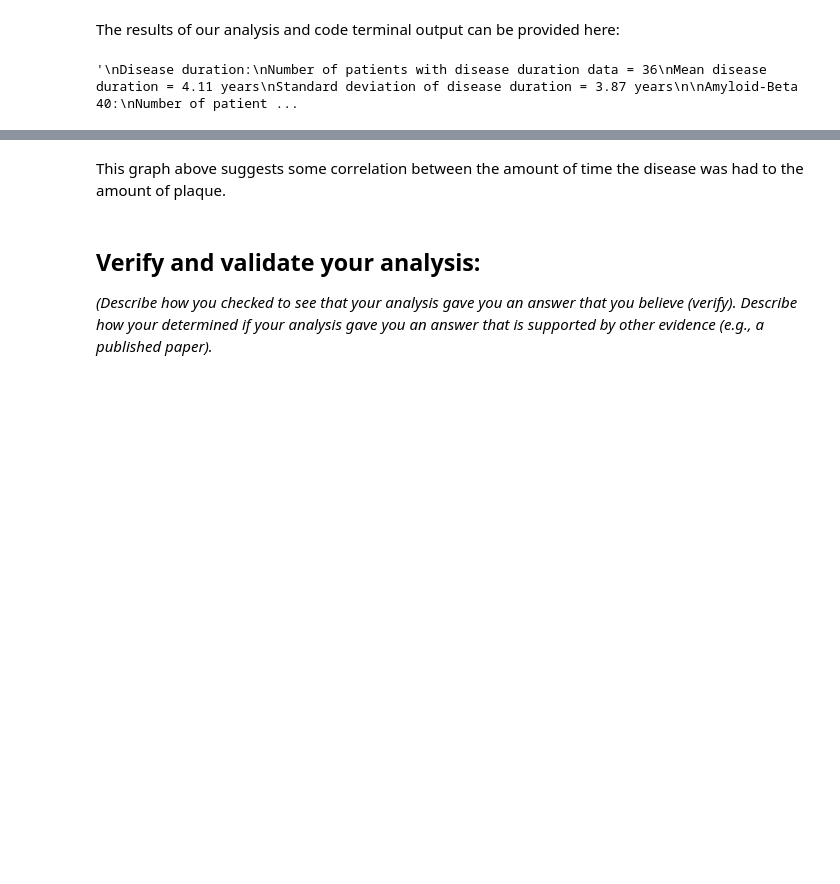
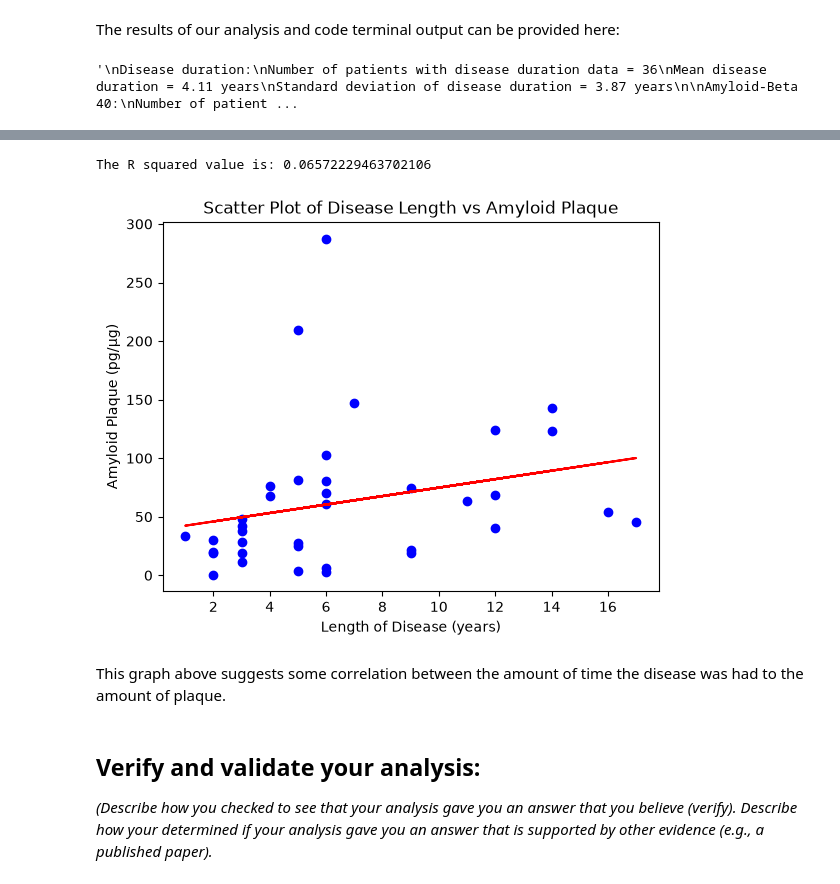
Before and after one commit to LayR451/BME2315_Module1, a Jupyter notebook: Module 1 Template (1).ipynb, the cells around one changed output, grey strips where cells are left out. Cells and saved outputs as stored; diff of their text form; code cells hidden in the pictures; blank space fills up the shorter version.

```diff
--- a/Module 1 Template (1).ipynb
+++ b/Module 1 Template (1).ipynb
@@ -321,41 +539,41 @@ p value = 0.3473
 # %%
-# TRIPP IGNORE THIS CODE FOR NOW!!!
 
 # This scatterplot relates length of time from disease onset to death to the amount of amyloid plaque
 
-# # These are empty lists to store the data
-# disease_length = []
-# amyloid_plaque_levels = []
+# These are empty lists to store the data
+disease_length = []
+amyloid_plaque_levels = []
 
-# # Adding data to lists (via the patient objects)
-# for p in patient.all_patients:
-#     disease_length.append(p.time_with_disease)
+for p in Patient.all_patients:
+    if p.age_onset is not None:
+        disease_length.append(p.age_at_death - p.age_onset)
+        amyloid_plaque_levels.append(p.abeta42)
 
-# for p in patient.all_patients:
-#     amyloid_plaque_levels.append(p.amyloid_plaque)
+# Convert the data to numeric NumPy arrays
+x_values = np.array(disease_length, dtype=float)
+y_values = np.array(amyloid_plaque_levels, dtype=float)
 
-# # Convert the data to numeric NumPy arrays
-# x_values = np.array(disease_length, dtype=float)
-# y_values = np.array(amyloid_plaque_levels, dtype=float)
+# Keep only patients with valid values for both variables (this removes data that is void)
+valid_data = np.isfinite(x_values) & np.isfinite(y_values)
+x = x_values[valid_data].reshape(-1, 1)
+y = y_values[valid_data].reshape(-1, 1)
 
-# # Keep only patients with valid values for both variables (this removes data that is void)
-# valid_data = np.isfinite(x_values) & np.isfinite(y_values)
-# x = x_values[valid_data].reshape(-1, 1)
-# y = y_values[valid_data].reshape(-1, 1)
+# Make a linear regression
+model = LinearRegression()
+model.fit(x, y)
+r2 = model.score(x, y)
+print("The R squared value is:", r2)
 
-# # Make a linear regression
-# model = LinearRegression()
-# model.fit(x, y)
-# r2 = model.score(x, y)
-# print("The R squared value is:", r2)
-
-# # Plot and show
-# plt.scatter(x, y, color='blue')
-# plt.plot(x, model.predict(x), color='red')
-# plt.xlabel('Length of Disease (years)')
-# plt.ylabel('Amyloid Plaque (pg/µg)')
-# plt.title('Scatter Plot of Disease Length vs Amyloid Plaque')
-# plt.show()
+# Plot and show
+plt.scatter(x, y, color='blue')
+plt.plot(x, model.predict(x), color='red')
+plt.xlabel('Length of Disease (years)')
+plt.ylabel('Amyloid Plaque (pg/µg)')
+plt.title('Scatter Plot of Disease Length vs Amyloid Plaque')
+plt.show()
+# %% [output]
+The R squared value is: 0.06572229463702106
+[figure, added]
 # %% [markdown]
 This graph above suggests some correlation between the amount of time the disease was had to the amount of plaque.
 # %% [markdown]
```
Also changed, not shown: parts of 5 cells of this notebook, 2 other files.
